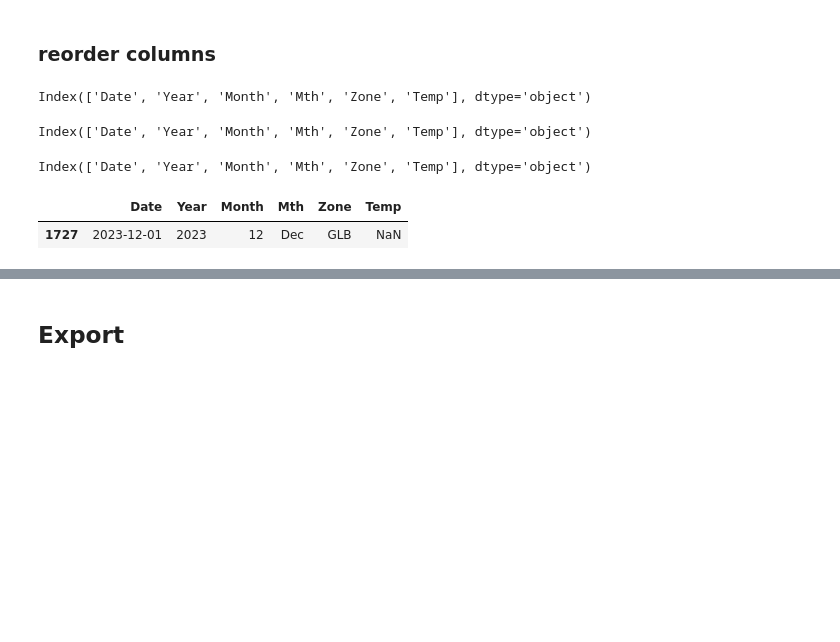
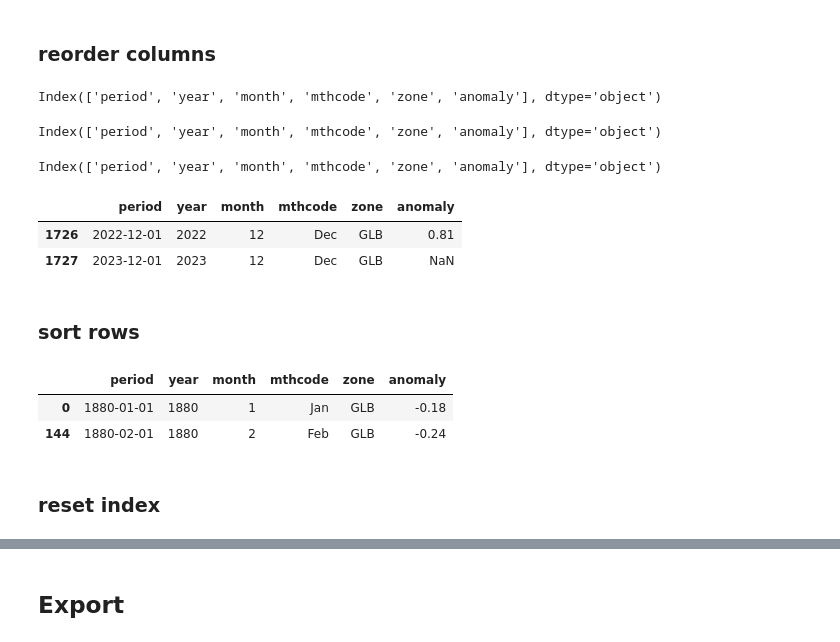
Before and after one commit to rkforest/kr-df, a Jupyter notebook: 00-data-import.ipynb, the cells around one changed output, grey strips where cells are left out. Cells and saved outputs as stored; diff of their text form; code cells hidden in the pictures; blank space fills up the shorter version.

```diff
--- a/00-data-import.ipynb
+++ b/00-data-import.ipynb
@@ -277,4 +284,4 @@ dfzt.head(1)
 # %%
-dfgt['year_str'] = dfgt['Date'].dt.strftime('%Y') # create year string
-dfgt['month_str'] = pd.to_datetime(dfgt['Mth'], format='%b').dt.strftime('%m') # create month string
-dfgt['Date'] = pd.to_datetime(dfgt['year_str'] + dfgt['month_str'], format='%Y%m') # combine strings and convert to date
+dfgt['year_str'] = dfgt['period'].dt.strftime('%Y') # create year string
+dfgt['month_str'] = pd.to_datetime(dfgt['mthcode'], format='%b').dt.strftime('%m') # create month string
+dfgt['period'] = pd.to_datetime(dfgt['year_str'] + dfgt['month_str'], format='%Y%m') # combine strings and convert to date
@@ -296,32 +321,35 @@ dfst.drop(columns=cols,inplace=True) # drop unneeded columns
 # %% [markdown]
 ### extract year and month from date using date accessor
 # %%
-dfgt['Year'] = dfgt['Date'].dt.year
-dfnt['Year'] = dfnt['Date'].dt.year
-dfst['Year'] = dfst['Date'].dt.year
+dfgt['year'] = dfgt['period'].dt.year
+dfnt['year'] = dfnt['period'].dt.year
+dfst['year'] = dfst['period'].dt.year
 # %%
-dfgt['Month'] = dfgt['Date'].dt.month
-dfnt['Month'] = dfnt['Date'].dt.month
-dfst['Month'] = dfst['Date'].dt.month
+dfgt['month'] = dfgt['period'].dt.month
+dfnt['month'] = dfnt['period'].dt.month
+dfst['month'] = dfst['period'].dt.month
 # %% [markdown]
 ### reorder columns
 # %%
-dfgt = dfgt.reindex(['Date','Year','Month','Mth','Zone','Temp'], axis=1)
+dfgt = dfgt.reindex(['period','year','month','mthcode','zone','anomaly'], axis=1)
 dfgt.columns
 # %% [output]
-Index(['Date', 'Year', 'Month', 'Mth', 'Zone', 'Temp'], dtype='object')
+Index(['period', 'year', 'month', 'mthcode', 'zone', 'anomaly'], dtype='object')
 # %%
-dfnt = dfnt.reindex(['Date','Year','Month','Mth','Zone','Temp'], axis=1)
+dfnt = dfnt.reindex(['period','year','month','mthcode','zone','anomaly'], axis=1)
 dfnt.columns
 # %% [output]
-Index(['Date', 'Year', 'Month', 'Mth', 'Zone', 'Temp'], dtype='object')
+Index(['period', 'year', 'month', 'mthcode', 'zone', 'anomaly'], dtype='object')
 # %%
-dfst = dfst.reindex(['Date','Year','Month','Mth','Zone','Temp'], axis=1)
+dfst = dfst.reindex(['period','year','month','mthcode','zone','anomaly'], axis=1)
 dfst.columns
 # %% [output]
-Index(['Date', 'Year', 'Month', 'Mth', 'Zone', 'Temp'], dtype='object')
+Index(['period', 'year', 'month', 'mthcode', 'zone', 'anomaly'], dtype='object')
 # %%
-dfgt.tail(1)
+dfgt.tail(2)
 # %% [output]
-|  | Date | Year | Month | Mth | Zone | Temp |
+|  | period | year | month | mthcode | zone | anomaly |
+| 1726 | 2022-12-01 | 2022 | 12 | Dec | GLB | 0.81 |
 | 1727 | 2023-12-01 | 2023 | 12 | Dec | GLB | NaN |
+# %% [markdown]
+### sort rows
@@ -327,0 +358,8 @@ dfgt.tail(1)
+# %%
+dfgt.head(2)
+# %% [output]
+|  | period | year | month | mthcode | zone | anomaly |
+| 0 | 1880-01-01 | 1880 | 1 | Jan | GLB | -0.18 |
+| 144 | 1880-02-01 | 1880 | 2 | Feb | GLB | -0.24 |
+# %% [markdown]
+### reset index
```
Also changed, not shown: parts of 22 cells of this notebook, 4 other files.
